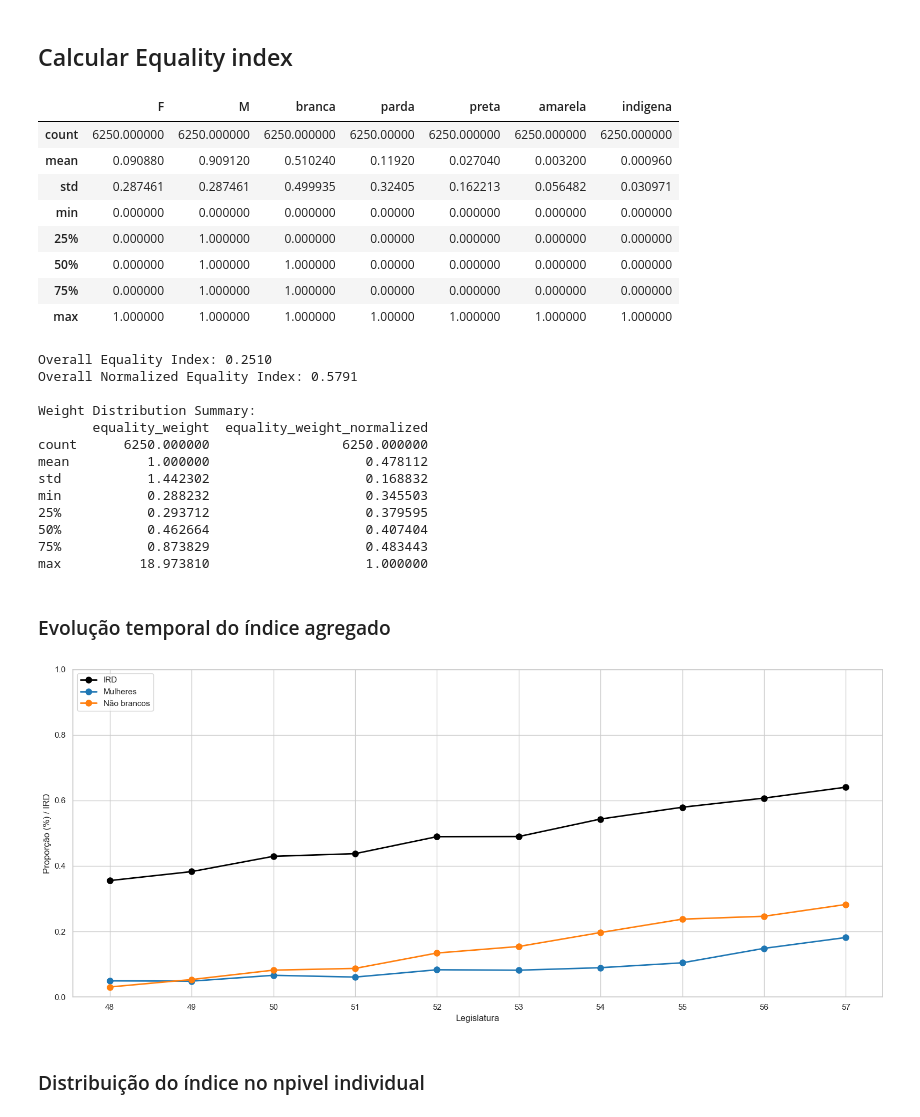
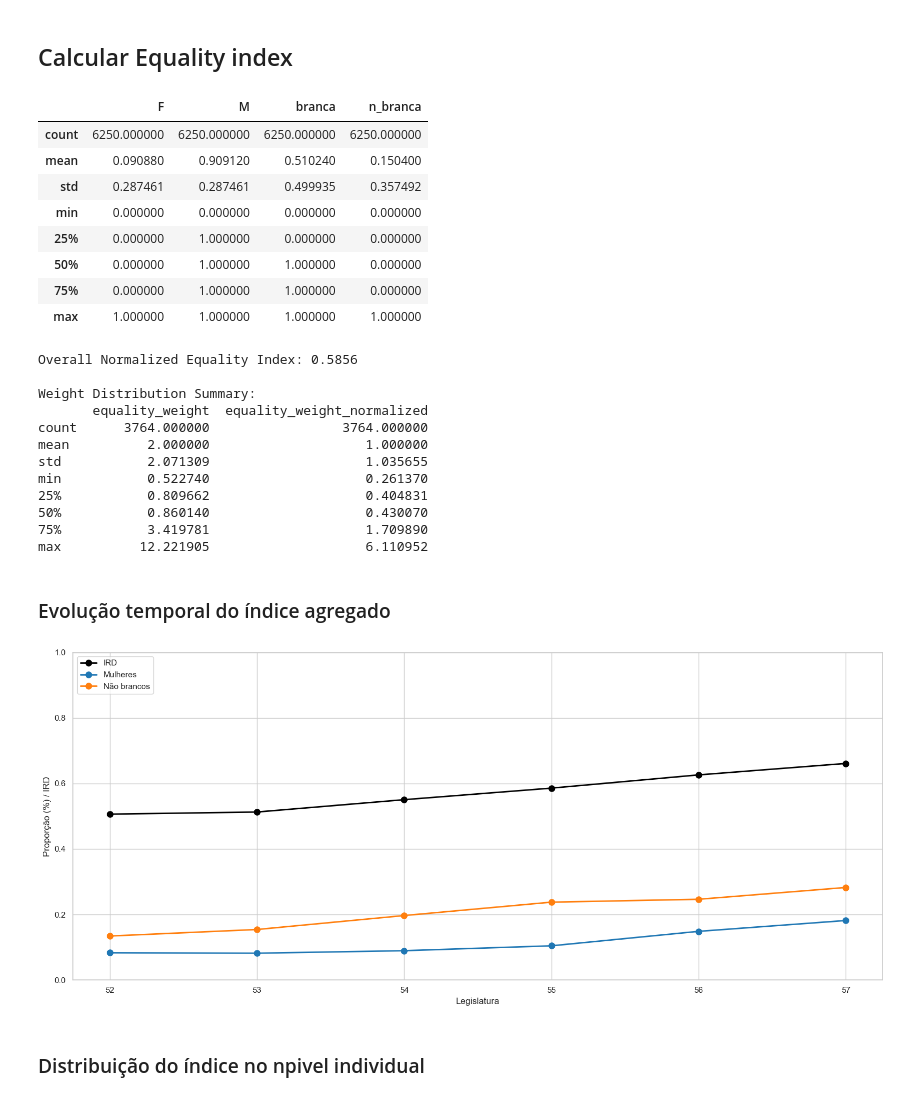
Before and after one commit to AcacioTelechi/redem-index, a Jupyter notebook: indices_calculation.ipynb, the cells around one changed output. Saved outputs shown, nothing was run; the diff lists cells and outputs as text; code cells hidden in the pictures.

```diff
--- a/indices_calculation.ipynb
+++ b/indices_calculation.ipynb
@@ -81,11 +80,15 @@ population_proportions = {
     "F": 0.52,
     "M": 0.48,
     "branca": 0.2,
-    "parda": 0.4,
-    "preta": 0.1,
-    "amarela": 0.05,
-    "indigena": 0.05,
+    "n_branca": 0.8,
 }
+
+df_parls["n_branca"] = (
+    df_parls["parda"]
+    + df_parls["preta"]
+    + df_parls["amarela"]
+    + df_parls["indigena"]
+)
 df_for_equality = df_parls[population_proportions.keys()].astype(int).copy()
 # %%
 df_for_equality.loc[pd.IndexSlice[:, 56], :].describe()
@@ -166,15 +169,15 @@ plt.savefig("docs/figures/ipp_histplot.png", dpi=300)
 # %%
 df_for_equality.describe()
 # %% [output]
-|  | F | M | branca | parda | preta | amarela | indigena |
-| count | 6250.000000 | 6250.000000 | 6250.000000 | 6250.00000 | 6250.000000 | 6250.000000 | 6250.000000 |
-| mean | 0.090880 | 0.909120 | 0.510240 | 0.11920 | 0.027040 | 0.003200 | 0.000960 |
-| std | 0.287461 | 0.287461 | 0.499935 | 0.32405 | 0.162213 | 0.056482 | 0.030971 |
-| min | 0.000000 | 0.000000 | 0.000000 | 0.00000 | 0.000000 | 0.000000 | 0.000000 |
-| 25% | 0.000000 | 1.000000 | 0.000000 | 0.00000 | 0.000000 | 0.000000 | 0.000000 |
-| 50% | 0.000000 | 1.000000 | 1.000000 | 0.00000 | 0.000000 | 0.000000 | 0.000000 |
-| 75% | 0.000000 | 1.000000 | 1.000000 | 0.00000 | 0.000000 | 0.000000 | 0.000000 |
-| max | 1.000000 | 1.000000 | 1.000000 | 1.00000 | 1.000000 | 1.000000 | 1.000000 |
+|  | F | M | branca | n_branca |
+| count | 6250.000000 | 6250.000000 | 6250.000000 | 6250.000000 |
+| mean | 0.090880 | 0.909120 | 0.510240 | 0.150400 |
+| std | 0.287461 | 0.287461 | 0.499935 | 0.357492 |
+| min | 0.000000 | 0.000000 | 0.000000 | 0.000000 |
+| 25% | 0.000000 | 1.000000 | 0.000000 | 0.000000 |
+| 50% | 0.000000 | 1.000000 | 1.000000 | 0.000000 |
+| 75% | 0.000000 | 1.000000 | 1.000000 | 0.000000 |
+| max | 1.000000 | 1.000000 | 1.000000 | 1.000000 |
 # %%
 aggeregated_index = []
 df_with_equality = pd.DataFrame()
@@ -182,12 +185,10 @@ for legislatura in legislaturas:
     df_legislatura = df_for_equality.loc[pd.IndexSlice[:, legislatura], :]
 
     # Calculate equality index
-    calculator = EqualityIndexCalculator()
+    calculator = IRDCalculator()
     df_calc = calculator.calculate(
         df_legislatura,
         population_proportions,
-        normalization_method="gini_based",
-        weight_normalization_method="z_score",
     )
 
     df_with_equality = pd.concat([df_with_equality, df_calc])
@@ -195,45 +196,41 @@ for legislatura in legislaturas:
     aggeregated_index.append(
         {
             "legislatura": legislatura,
-            "index": calculator.adjustment_index,
             "normalized_index": calculator.normalized_index,
         }
     )
 
 
 # Print adjustment index
-print(f"Overall Equality Index: {calculator.adjustment_index:.4f}")
 print(f"Overall Normalized Equality Index: {calculator.normalized_index:.4f}")
 
 # Analyze weights distribution
 print("\nWeight Distribution Summary:")
 print(df_with_equality[["equality_weight", "equality_weight_normalized"]].describe())
 # %% [output]
-Overall Equality Index: 0.2510
-Overall Normalized Equality Index: 0.5791
+Overall Normalized Equality Index: 0.5856
 
 Weight Distribution Summary:
        equality_weight  equality_weight_normalized
-count      6250.000000                 6250.000000
-mean          1.000000                    0.478112
-std           1.442302                    0.168832
-min           0.288232                    0.345503
-25%           0.293712                    0.379595
-50%           0.462664                    0.407404
-75%           0.873829                    0.483443
-max          18.973810                    1.000000
+count      3764.000000                 3764.000000
+mean          2.000000                    1.000000
+std           2.071309                    1.035655
+min           0.522740                    0.261370
+25%           0.809662                    0.404831
+50%           0.860140                    0.430070
+75%           3.419781                    1.709890
+max          12.221905                    6.110952
 # %%
 df = pd.DataFrame(sorted(aggeregated_index, key=lambda x: x["legislatura"]))
 # %% [markdown]
 ### Evolução temporal do índice agregado
 # %%
+df_g = df_for_equality.groupby('idLegislatura').mean(numeric_only=True).copy()
+df_g.reset_index(inplace=True)
 
 
-df_g = df_for_equality.groupby('idLegislatura').mean(numeric_only=True).copy()
-df_g['nao_brancos'] = df_g['parda'] + df_g['preta'] + df_g['amarela'] + df_g['indigena']
-df_g.reset_index(inplace=True)
-
 df_g = df_g.merge(df, left_on='idLegislatura', right_on='legislatura', how='left')
+df_g = df_g[~df_g['legislatura'].isna()]
 
 sns.set_theme(style="whitegrid")
 
@@ -258,36 +255,36 @@ ax.plot(
     df_g['F'],
     color='tab:blue',
     marker='o',
     label='Mulheres',
     linewidth=2,
     markersize=8
 )
 ax.plot(
     x,
-    df_g['nao_brancos'],
+    df_g['n_branca'],
     color='tab:orange',
     marker='o',
     label='Não brancos',
     linewidth=2,
     markersize=8
 )
 
 
 ax.set_ylabel("Proporção (%) / IRD")
 ax.set_ylim(0, 1)
 ax.set_xlabel("Legislatura")
 ax.set_xticks(x)
 ax.set_xticklabels(df_g['idLegislatura'].astype(str), rotation=0)
 
 # Legenda única
 handles, labels = ax.get_legend_handles_labels()
 ax.legend(handles, labels, loc='upper left')
 
 plt.tight_layout()
-plt.savefig("docs/figures/equality_index.png", dpi=300)
+plt.savefig("docs/figures/ird_vs_time.png", dpi=300, bbox_inches='tight')
 plt.show()
 # %% [output]
-[figure, old version]
+[figure, new version]
 # %% [markdown]
 ### Distribuição do índice no npivel individual
 # %%
```
Also changed, not shown: parts of 5 cells of this notebook, 11 other files.
